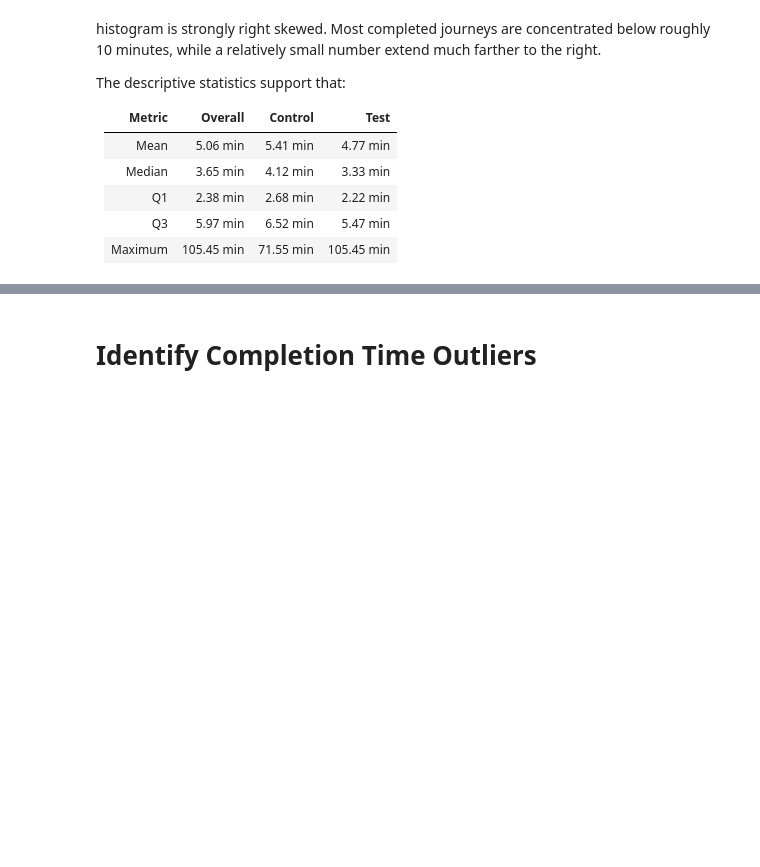
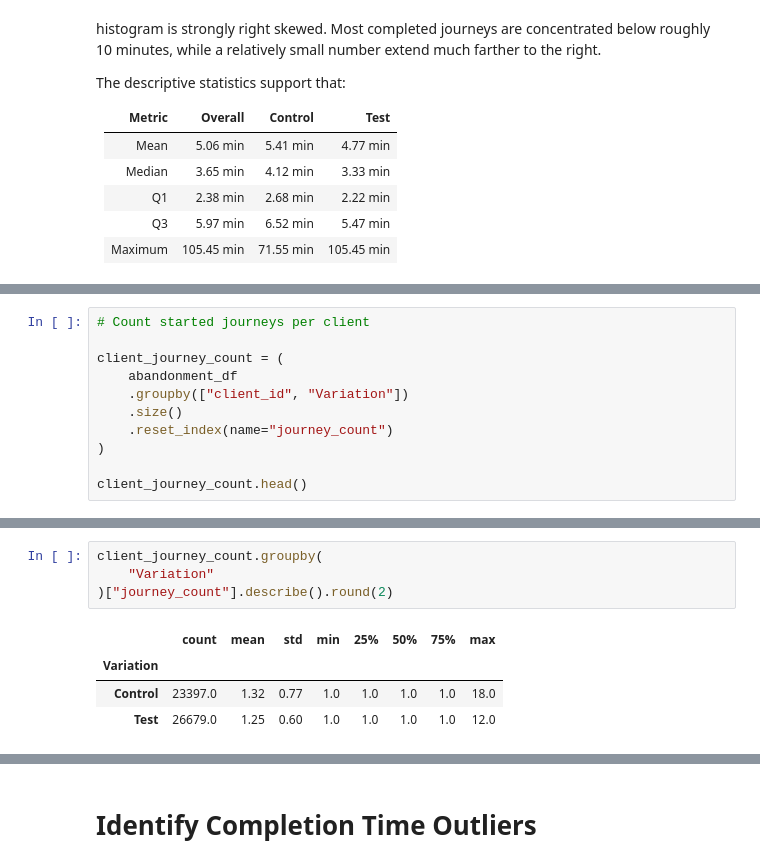
Before and after one commit to jannoelvero/Week_6_Project, a Jupyter notebook: notebooks/03_customer_journey_analysis.ipynb, the cells around one changed output, grey strips where cells are left out. Drawn from its saved outputs; the diff is of its cells as text; blank space fills up the shorter version.

```diff
--- a/notebooks/03_customer_journey_analysis.ipynb
+++ b/notebooks/03_customer_journey_analysis.ipynb
@@ -3109,0 +3134,11 @@ The descriptive statistics support that:
+# %%
+# Count started journeys per client
+
+client_journey_count = (
+    abandonment_df
+    .groupby(["client_id", "Variation"])
+    .size()
+    .reset_index(name="journey_count")
+)
+
+client_journey_count.head()
@@ -3109,0 +3152,9 @@ The descriptive statistics support that:
+# %%
+client_journey_count.groupby(
+    "Variation"
+)["journey_count"].describe().round(2)
+# %% [output]
+|  | count | mean | std | min | 25% | 50% | 75% | max |
+| Variation |  |  |  |  |  |  |  |  |
+| Control | 23397.0 | 1.32 | 0.77 | 1.0 | 1.0 | 1.0 | 1.0 | 18.0 |
+| Test | 26679.0 | 1.25 | 0.60 | 1.0 | 1.0 | 1.0 | 1.0 | 12.0 |
```
Also changed, not shown: parts of 10 cells of this notebook, 7 other files.
